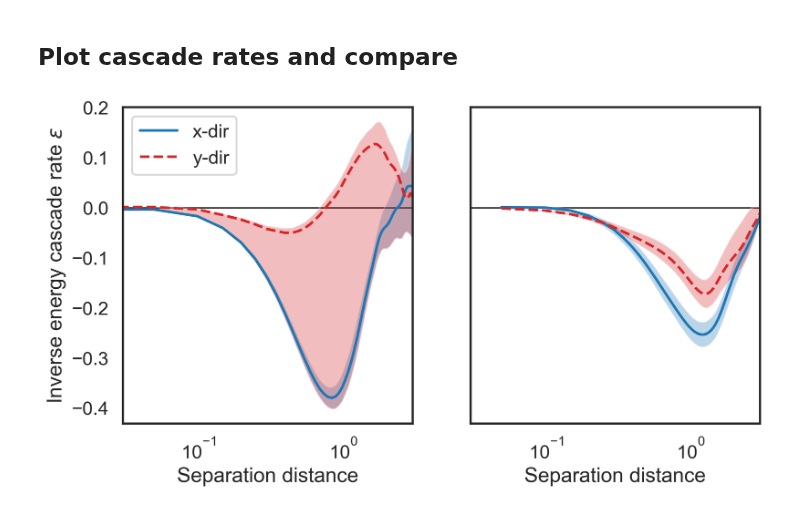
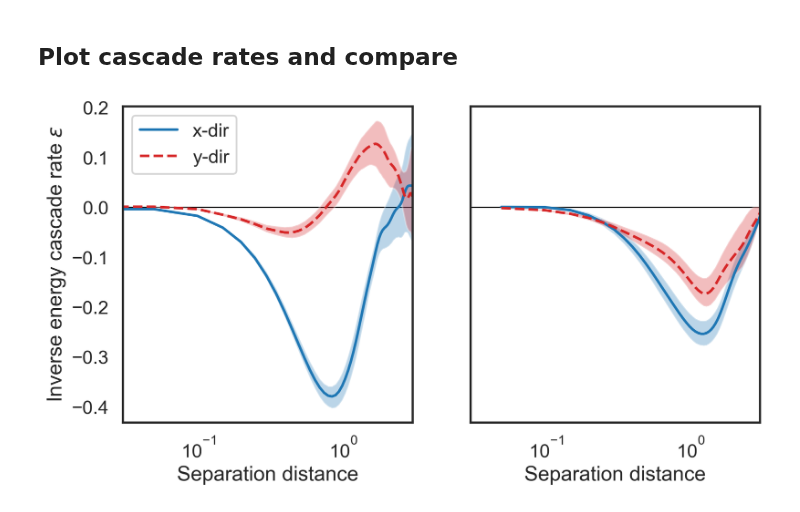
Before and after one commit to cassidymwagner/fluidsf, a Jupyter notebook: ex_cascade.ipynb, the cells around one changed output. Cells and saved outputs as stored; diff of their text form; code cells hidden in the pictures.

```diff
--- a/ex_cascade.ipynb
+++ b/ex_cascade.ipynb
@@ -177,35 +177,35 @@ ax1.fill_between(
 ax1.fill_between(
     sfs_list[0]["y-diffs"],
     -boot_ASF_y_conf[0] / 2,
-    -boot_ASF_x_conf[1] / 2,
+    -boot_ASF_y_conf[1] / 2,
     color="tab:red",
     alpha=0.3,
     edgecolor=None,
 )
 ax2.fill_between(
     sfs_list[0]["x-diffs"],
     -2 * boot_LLL_x_conf[0] / (3 * sfs_list[0]["x-diffs"]),
     -2 * boot_LLL_x_conf[1] / (3 * sfs_list[0]["x-diffs"]),
     color="tab:blue",
     alpha=0.3,
     edgecolor=None,
 )
 ax2.fill_between(
     sfs_list[0]["y-diffs"],
     -2 * boot_LLL_y_conf[0] / (3 * sfs_list[0]["y-diffs"]),
     -2 * boot_LLL_y_conf[1] / (3 * sfs_list[0]["y-diffs"]),
     color="tab:red",
     alpha=0.3,
     edgecolor=None,
 )
 
 ax1.set_ylabel(r"Inverse energy cascade rate $\epsilon$")
 ax1.set_xlabel(r"Separation distance")
 ax2.set_xlabel(r"Separation distance")
 ax1.set_xlim(3e-2, 3e0)
 ax2.set_xlim(3e-2, 3e0)
 ax1.legend()
 ax1.hlines(0, 3e-2, 3e0, color="k", lw=1, zorder=0)
 ax2.hlines(0, 3e-2, 3e0, color="k", lw=1, zorder=0);
 # %% [output]
-[figure, old version]
+[figure, new version]
```
Also changed, not shown: 31 other files.
